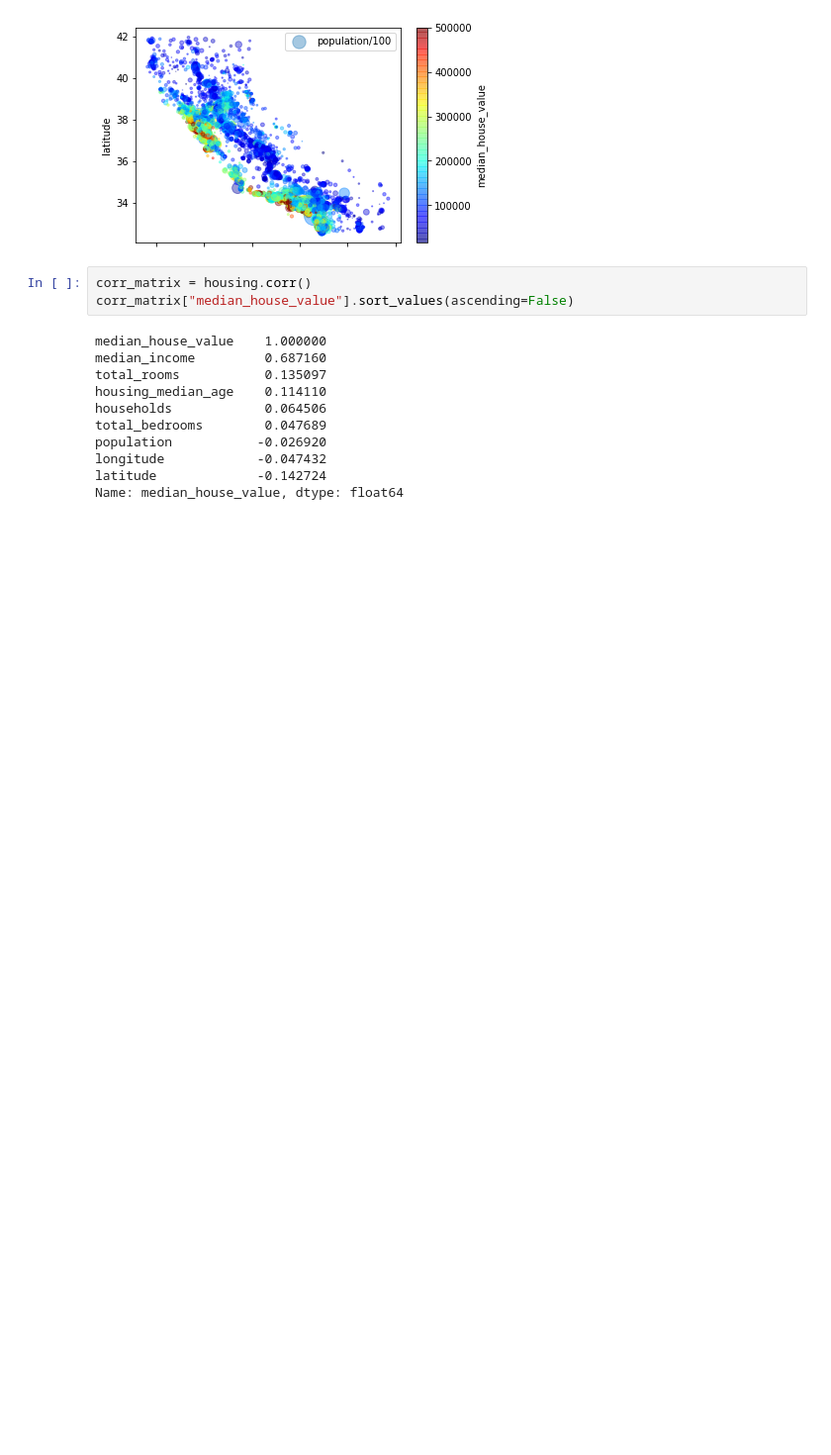
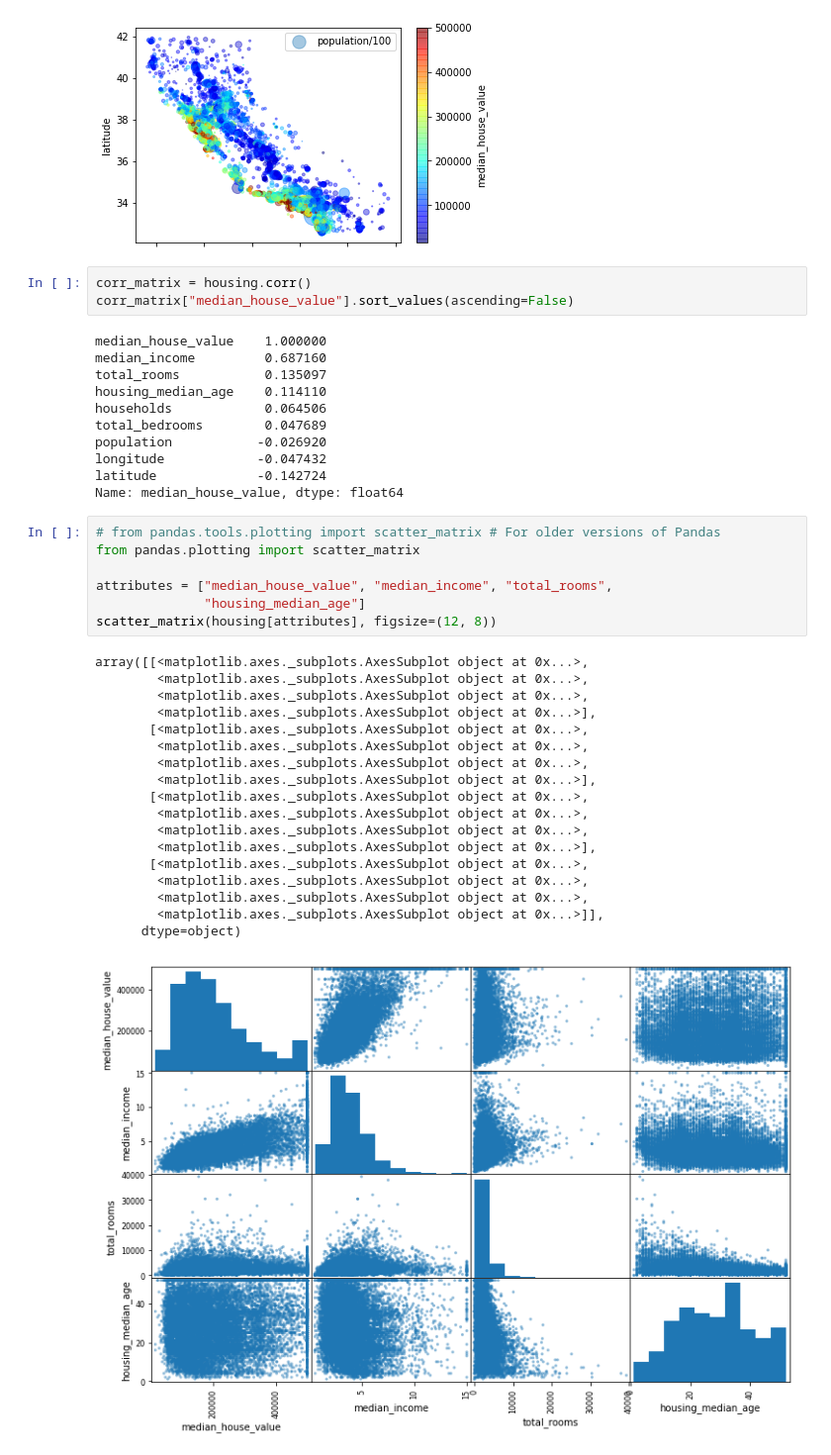
Before and after one commit to wjlxyz/Handson-ml, a Jupyter notebook: Chapter2_EndtoEnd_Machine_Learning_Project/endtoend_machine_learning_project.ipynb, the cells around one changed output. Shown: that part at 99% size. Saved outputs shown, nothing was run; the diff lists cells and outputs as text; blank space fills up the shorter version.

Commit message:
16 matrix

```diff
--- a/Chapter2_EndtoEnd_Machine_Learning_Project/endtoend_machine_learning_project.ipynb
+++ b/Chapter2_EndtoEnd_Machine_Learning_Project/endtoend_machine_learning_project.ipynb
@@ -187,3 +187,29 @@ population           -0.026920
 longitude            -0.047432
 latitude             -0.142724
 Name: median_house_value, dtype: float64
+# %%
+# from pandas.tools.plotting import scatter_matrix # For older versions of Pandas
+from pandas.plotting import scatter_matrix
+
+attributes = ["median_house_value", "median_income", "total_rooms",
+              "housing_median_age"]
+scatter_matrix(housing[attributes], figsize=(12, 8))
+# %% [output]
+array([[<matplotlib.axes._subplots.AxesSubplot object at 0x...>,
+        <matplotlib.axes._subplots.AxesSubplot object at 0x...>,
+        <matplotlib.axes._subplots.AxesSubplot object at 0x...>,
+        <matplotlib.axes._subplots.AxesSubplot object at 0x...>],
+       [<matplotlib.axes._subplots.AxesSubplot object at 0x...>,
+        <matplotlib.axes._subplots.AxesSubplot object at 0x...>,
+        <matplotlib.axes._subplots.AxesSubplot object at 0x...>,
+        <matplotlib.axes._subplots.AxesSubplot object at 0x...>],
+       [<matplotlib.axes._subplots.AxesSubplot object at 0x...>,
+        <matplotlib.axes._subplots.AxesSubplot object at 0x...>,
+        <matplotlib.axes._subplots.AxesSubplot object at 0x...>,
+        <matplotlib.axes._subplots.AxesSubplot object at 0x...>],
+       [<matplotlib.axes._subplots.AxesSubplot object at 0x...>,
+        <matplotlib.axes._subplots.AxesSubplot object at 0x...>,
+        <matplotlib.axes._subplots.AxesSubplot object at 0x...>,
+        <matplotlib.axes._subplots.AxesSubplot object at 0x...>]],
+      dtype=object)
+[figure, added]
```
